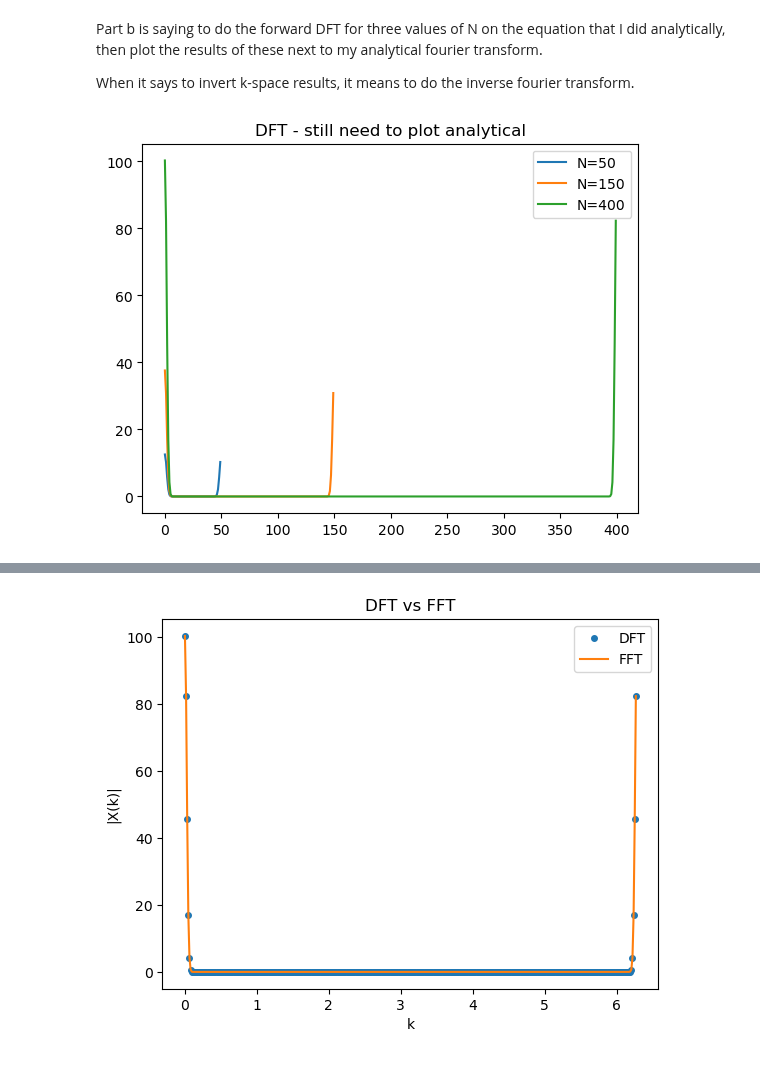
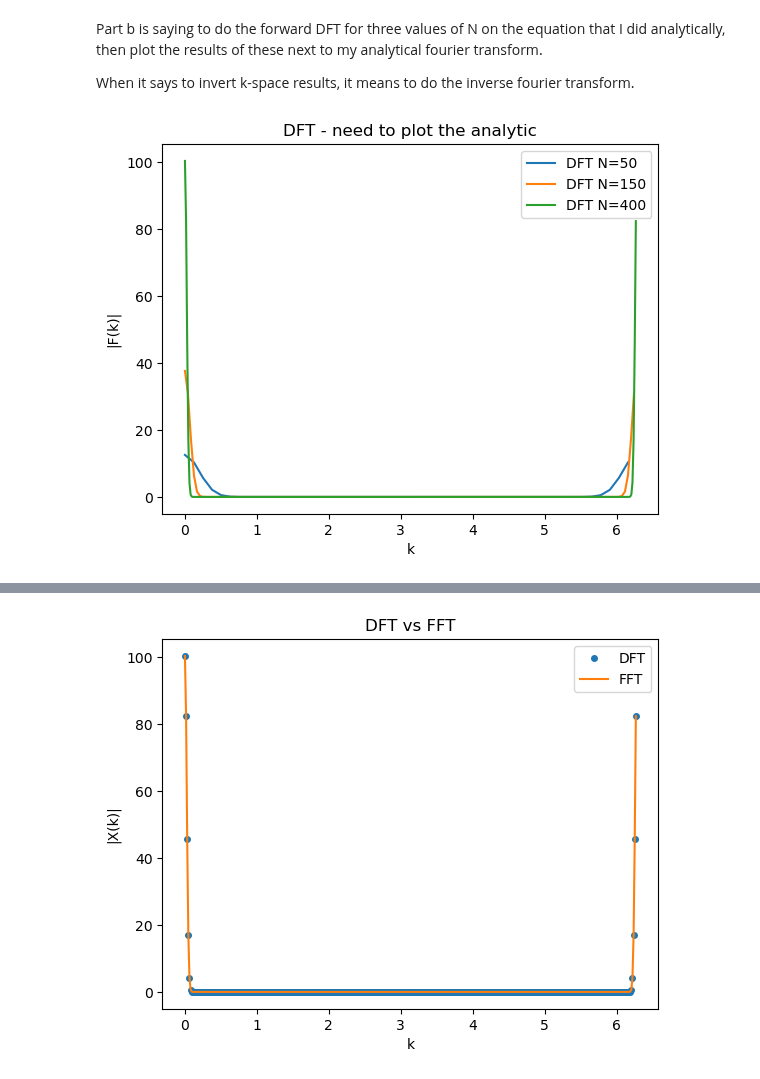
Before and after one commit to kparrine/Computational_Astro, a Jupyter notebook: C5/C5.ipynb, the cells around one changed output, grey strips where cells are left out. Drawn from its saved outputs; the diff is of its cells as text; code cells hidden in the pictures.

Commit message:
Issues with plotting analytic solution

```diff
--- a/C5/C5.ipynb
+++ b/C5/C5.ipynb
@@ -25 +24,4 @@ def f_func(k):
     return np.sqrt(np.pi/50)*np.exp(-0.5*1j*k-(k**2/200))
+# %%
+x = np.linspace(0,1,100)
+plt.scatter(x,func(x))
@@ -41,14 +46,17 @@ def DFT(inputfunc,N):
     return X
 # %%
 for N in [50, 150, 400]:
-    x = func_sampled(N)
-    X = DFT(x, N)
-    k = np.arange(N) #vals to plot against (should be in k space)
+    fx = func_sampled(N)
+    X = DFT(fx, N)
 
-    plt.plot(k, np.abs(X), label=f"N={N}")
+    k = 2*np.pi * np.arange(N)/N
+    plt.plot(k, np.abs(X), label=f"DFT N={N}")
 
+
+plt.xlabel("k")
+plt.ylabel("|F(k)|")
 plt.legend()
-plt.title("DFT - still need to plot analytical")
+plt.title("DFT - need to plot the analytic")
 plt.show()
 # %% [output]
-[figure, old version]
+[figure, new version]
```
Also changed, not shown: parts of 15 cells of this notebook.
